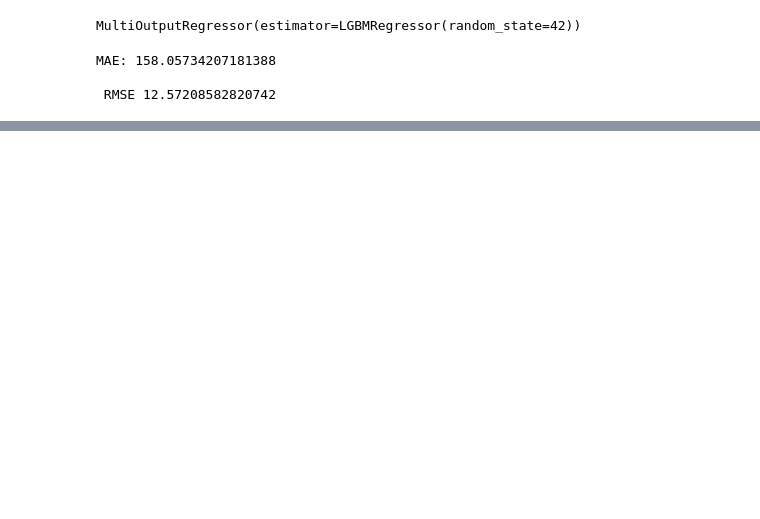
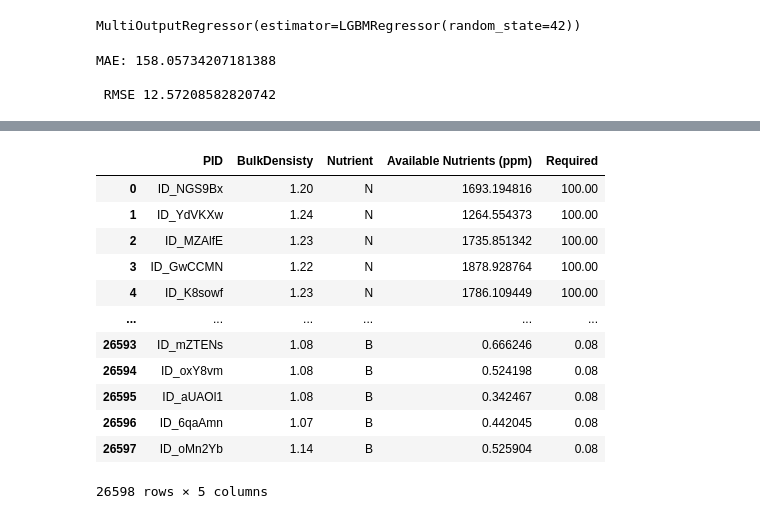
Before and after one commit to tapiwamesa/Amini-Soil-Prediction, a Jupyter notebook: Amini_Soil_Prediction.ipynb, the cells around one changed output, grey strips where cells are left out. Cells and saved outputs as stored; diff of their text form; code cells hidden in the pictures; blank space fills up the shorter version.

```diff
--- a/Amini_Soil_Prediction.ipynb
+++ b/Amini_Soil_Prediction.ipynb
@@ -315,0 +386,5 @@ MAE: 158.05734207181388
+# %%
+# unpivoting the data to have nutrients columns as row entries
+
+nutrients_unpivoted = pd.melt(nutrients_pid, id_vars = ["PID", "BulkDensisty"], value_vars = target_columns, var_name = 'Nutrient', value_name = 'Available Nutrients (ppm)')
+nutrients_unpivoted.head()
@@ -315,0 +398,19 @@ MAE: 158.05734207181388
+# %%
+# Merging nutrients with the test_gap dataset to retrieve the reqiore nutrients
+
+nutrients_complete = pd.merge(nutrients_unpivoted, test_gap, on = ['PID', 'Nutrient'])
+nutrients_complete
+# %% [output]
+|  | PID | BulkDensisty | Nutrient | Available Nutrients (ppm) | Required |
+| 0 | ID_NGS9Bx | 1.20 | N | 1693.194816 | 100.00 |
+| 1 | ID_YdVKXw | 1.24 | N | 1264.554373 | 100.00 |
+| 2 | ID_MZAlfE | 1.23 | N | 1735.851342 | 100.00 |
+| 3 | ID_GwCCMN | 1.22 | N | 1878.928764 | 100.00 |
+| 4 | ID_K8sowf | 1.23 | N | 1786.109449 | 100.00 |
+| ... | ... | ... | ... | ... | ... |
+| 26593 | ID_mZTENs | 1.08 | B | 0.666246 | 0.08 |
+| 26594 | ID_oxY8vm | 1.08 | B | 0.524198 | 0.08 |
+| 26595 | ID_aUAOl1 | 1.08 | B | 0.342467 | 0.08 |
+| 26596 | ID_6qaAmn | 1.07 | B | 0.442045 | 0.08 |
+| 26597 | ID_oMn2Yb | 1.14 | B | 0.525904 | 0.08 |
+26598 rows × 5 columns
```
Also changed, not shown: parts of 24 cells of this notebook.
